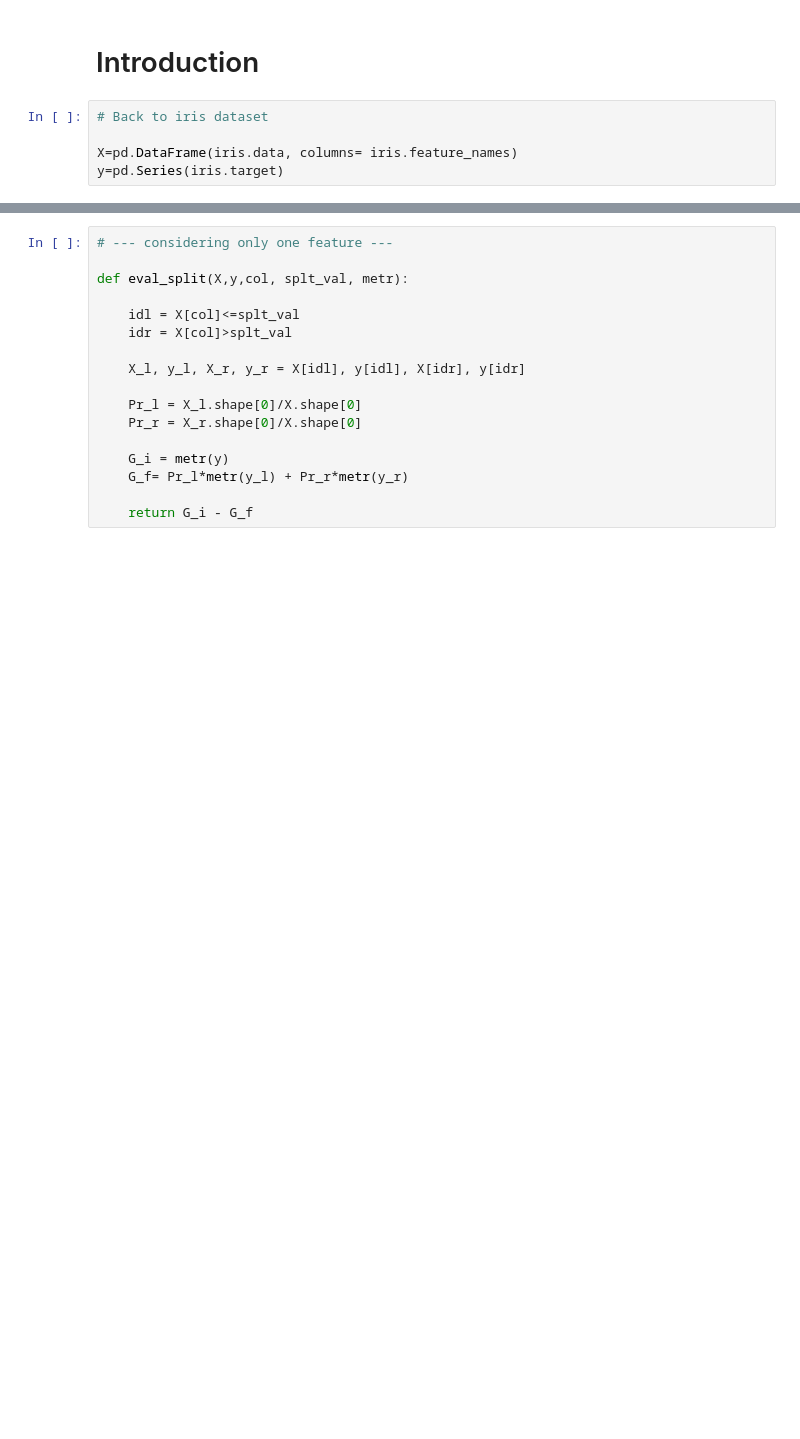
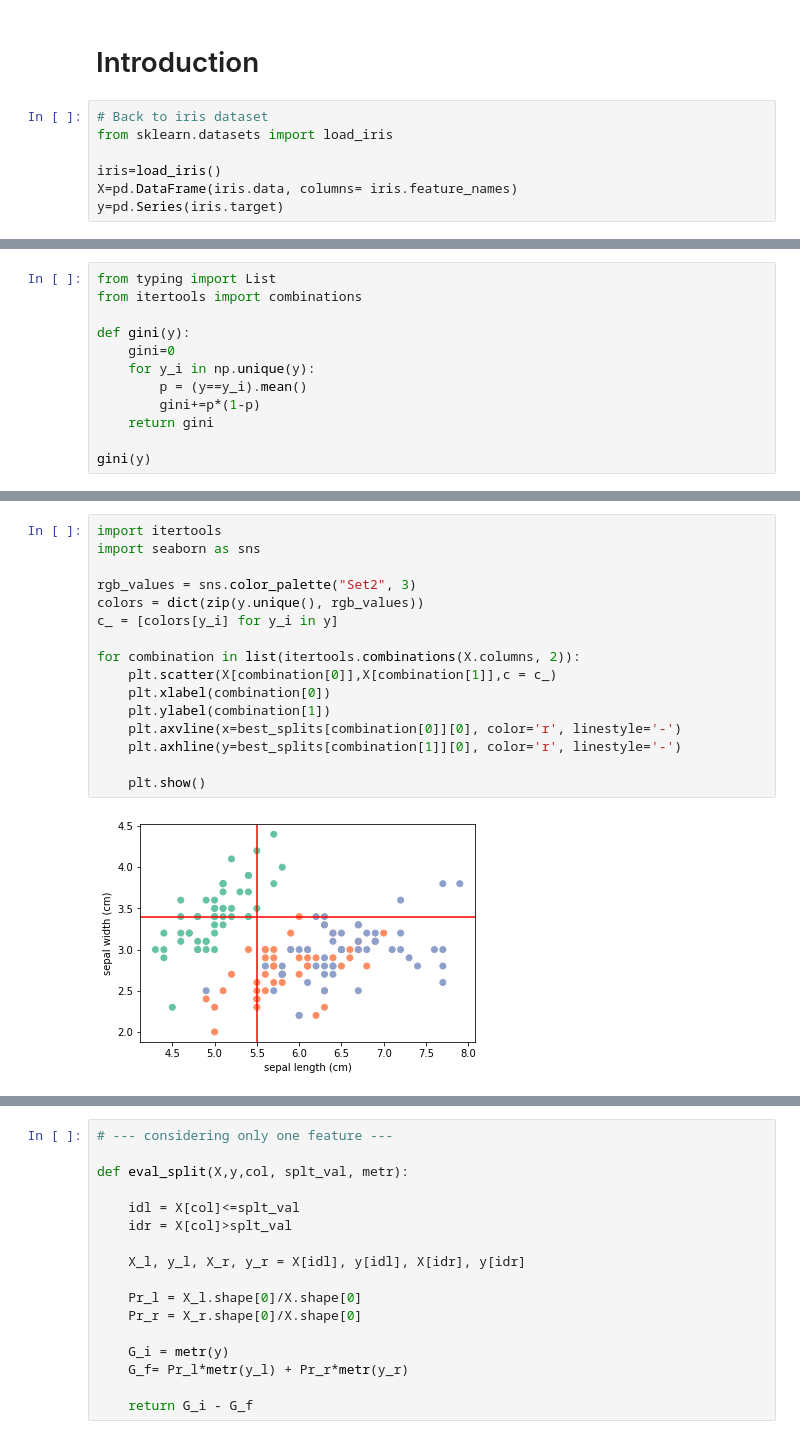
Before and after one commit to FabioMMaia/Machine_Learning, a Jupyter notebook: Classification Algorithms/Decision Tree Classifier.ipynb, the cells around one changed output, grey strips where cells are left out. Cells and saved outputs as stored; diff of their text form; blank space fills up the shorter version.

```diff
--- a/Classification Algorithms/Decision Tree Classifier.ipynb
+++ b/Classification Algorithms/Decision Tree Classifier.ipynb
@@ -114,6 +114,8 @@ import plotly.express as px
 # Introduction
 # %%
 # Back to iris dataset
+from sklearn.datasets import load_iris
 
+iris=load_iris()
 X=pd.DataFrame(iris.data, columns= iris.feature_names)
 y=pd.Series(iris.target)
@@ -129,0 +122,12 @@ entropy(y)
+# %%
+from typing import List
+from itertools import combinations
+
+def gini(y):
+    gini=0
+    for y_i in np.unique(y):
+        p = (y==y_i).mean()
+        gini+=p*(1-p)
+    return gini
+
+gini(y)
@@ -129,0 +248,18 @@ entropy(y)
+# %%
+import itertools
+import seaborn as sns
+
+rgb_values = sns.color_palette("Set2", 3)
+colors = dict(zip(y.unique(), rgb_values))
+c_ = [colors[y_i] for y_i in y]
+
+for combination in list(itertools.combinations(X.columns, 2)):
+    plt.scatter(X[combination[0]],X[combination[1]],c = c_)
+    plt.xlabel(combination[0])
+    plt.ylabel(combination[1])
+    plt.axvline(x=best_splits[combination[0]][0], color='r', linestyle='-')
+    plt.axhline(y=best_splits[combination[1]][0], color='r', linestyle='-')
+
+    plt.show()
+# %% [output]
+[figure, added]
```
Also changed, not shown: parts of 35 cells of this notebook, 15 other files.
